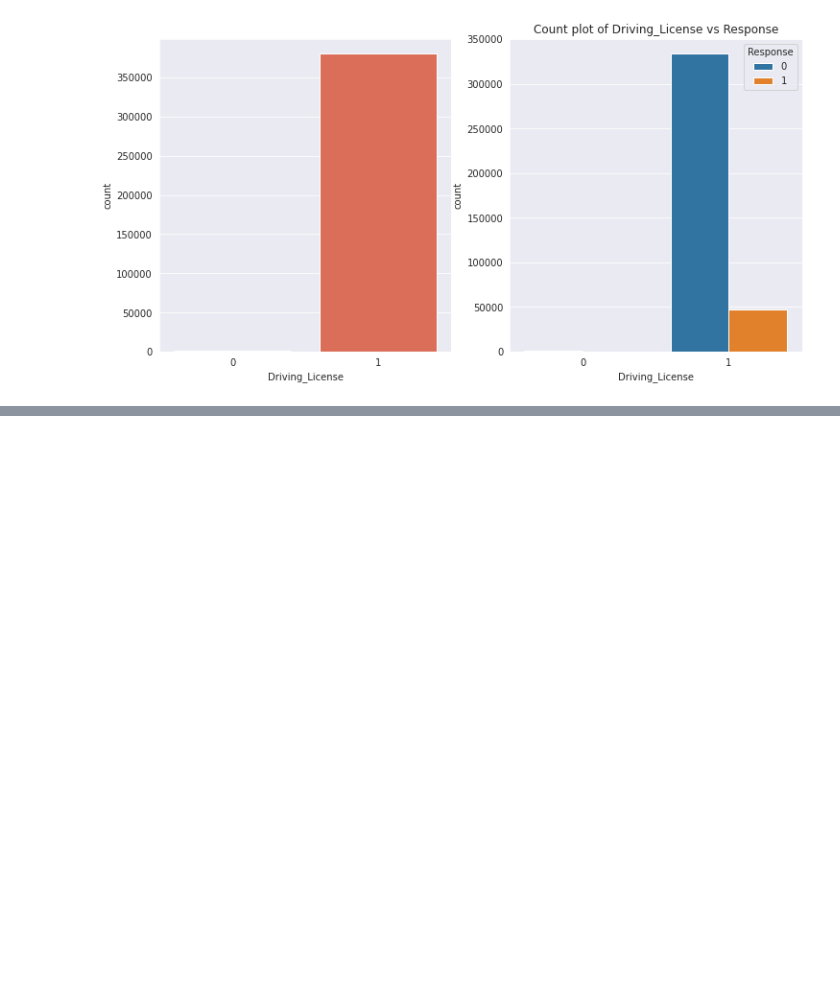
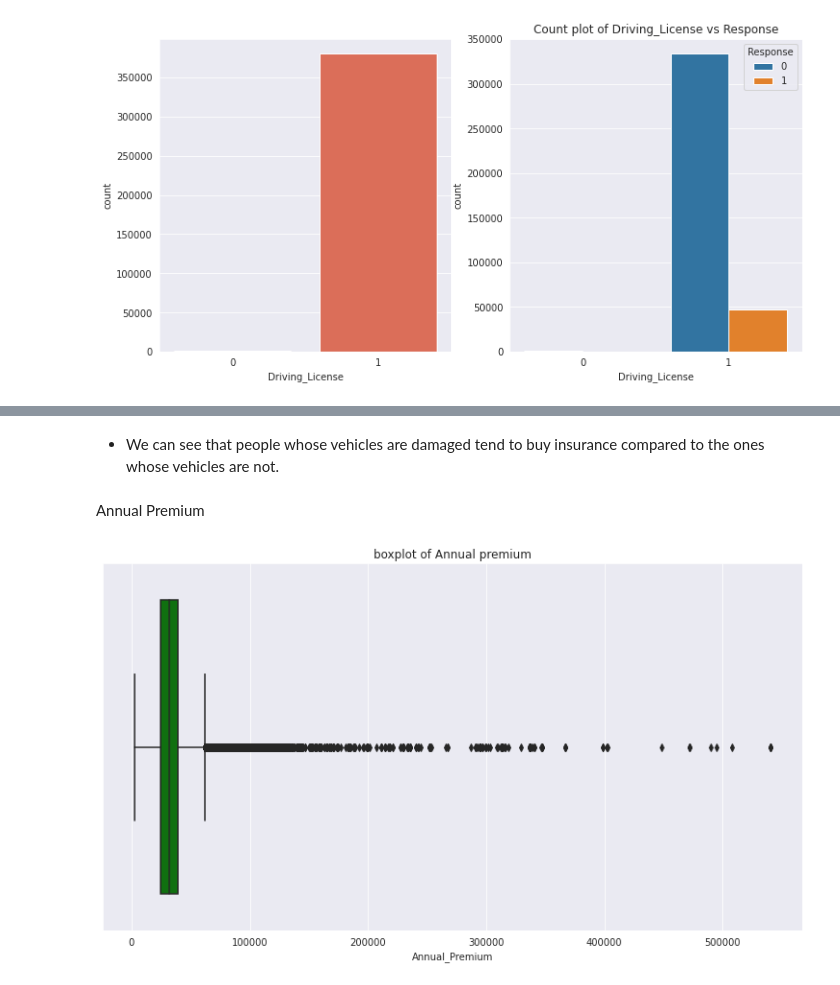
Before and after one commit to LikhithRam/Insurance-cross-sell, a Jupyter notebook: All_stars_ML_Health_insurance_cross_sell.ipynb, the cells around one changed output, grey strips where cells are left out. Saved outputs shown, nothing was run; the diff lists cells and outputs as text; code cells hidden in the pictures; blank space fills up the shorter version.

```diff
--- a/All_stars_ML_Health_insurance_cross_sell.ipynb
+++ b/All_stars_ML_Health_insurance_cross_sell.ipynb
@@ -254,0 +291,12 @@ Name: Driving_License, dtype: float64
+# %% [markdown]
+- We can see that people whose vehicles are damaged tend to buy insurance compared to the ones whose vehicles are not.
+# %% [markdown]
+Annual Premium
+# %%
+#Checking the distribution of insurance premium
+plt.figure(figsize=(13,7))
+sns.boxplot(df['Annual_Premium'],color='green')
+plt.title("boxplot of Annual premium")
+plt.show()
+# %% [output]
+[figure, added]
```
Also changed, not shown: parts of 12 cells of this notebook.
